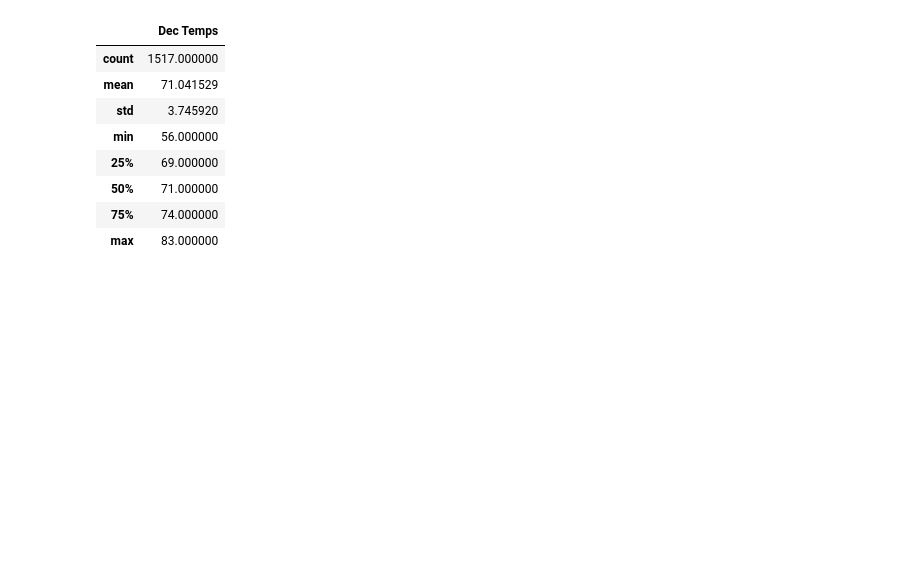
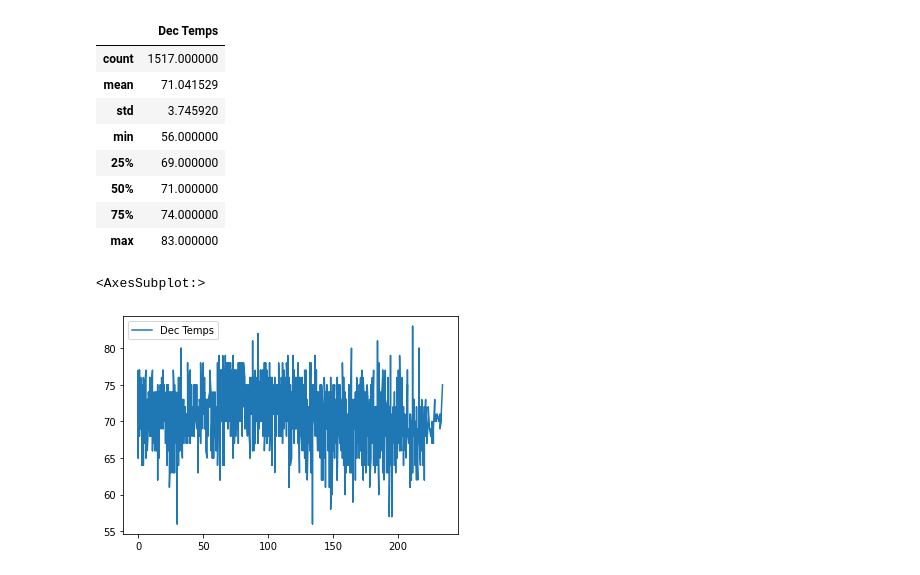
Before and after one commit to Zohairk4help/surfs_up, a Jupyter notebook: SurfsUp_Challenge_Deliv2.ipynb, the cells around one changed output. Drawn from its saved outputs; the diff is of its cells as text; code cells hidden in the pictures; blank space fills up the shorter version.

```diff
--- a/SurfsUp_Challenge_Deliv2.ipynb
+++ b/SurfsUp_Challenge_Deliv2.ipynb
@@ -262,3 +262,8 @@ df_2010to2017.describe()
 | 50% | 71.000000 |
 | 75% | 74.000000 |
 | max | 83.000000 |
+# %%
+df_2010to2017.plot()
+# %% [output]
+<AxesSubplot:>
+[figure, added]
```
Also changed, not shown: 4 other files.
